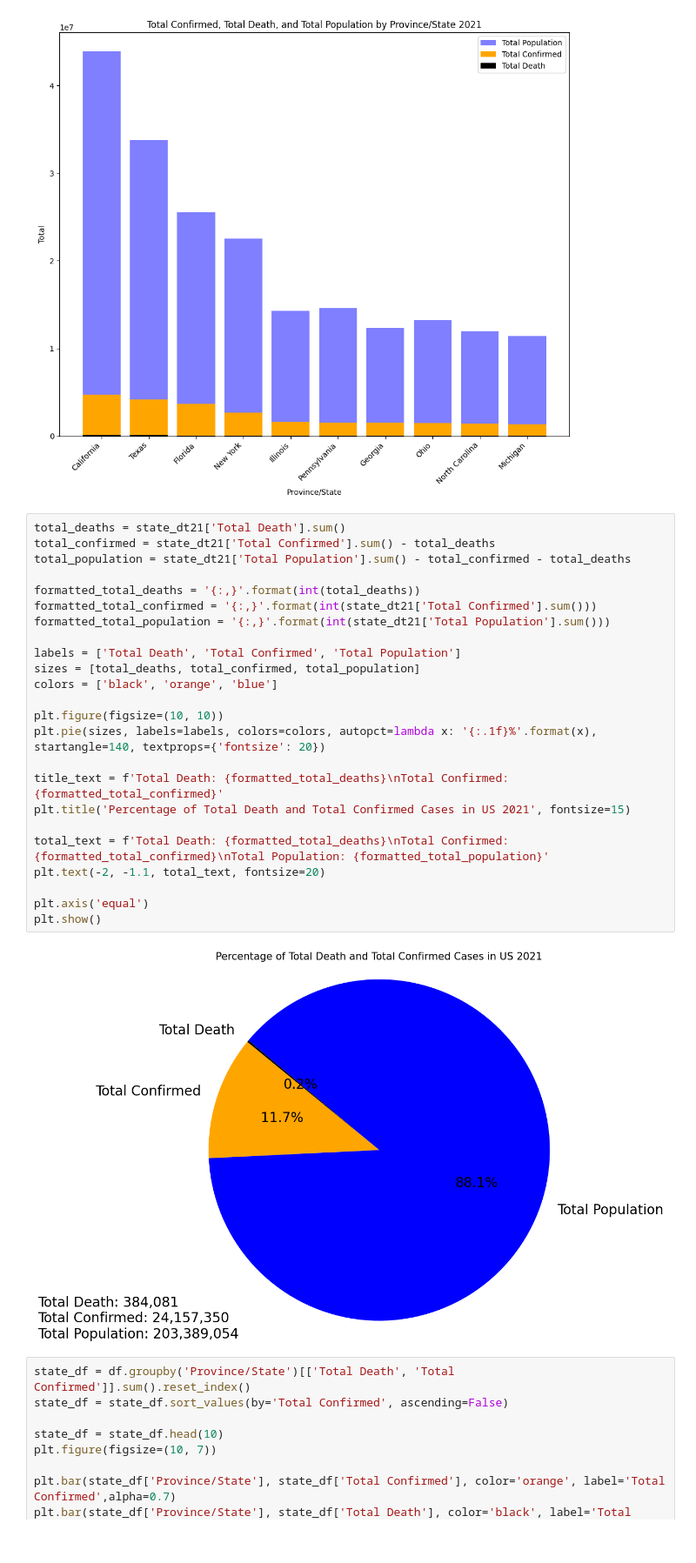
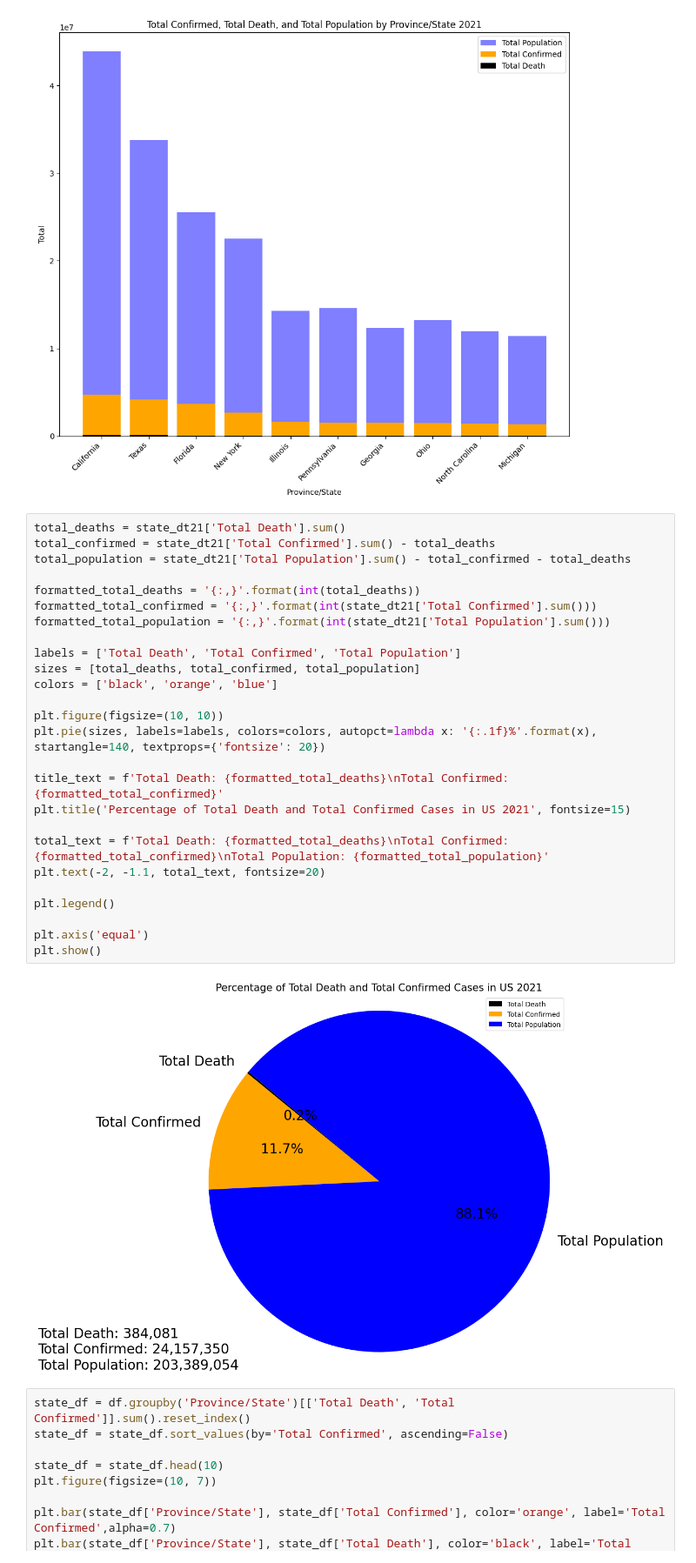
Before and after one commit to AppleBoiy/cs203-c19-analysis, a Jupyter notebook: code/ranking.ipynb, the cells around one changed output. Shown at 87% size. Cells and saved outputs as stored; diff of their text form.

```diff
--- a/code/ranking.ipynb
+++ b/code/ranking.ipynb
@@ -279,29 +283,31 @@ plt.show()
 # %%
 total_deaths = state_dt21['Total Death'].sum()
 total_confirmed = state_dt21['Total Confirmed'].sum() - total_deaths
 total_population = state_dt21['Total Population'].sum() - total_confirmed - total_deaths
 
 formatted_total_deaths = '{:,}'.format(int(total_deaths))
 formatted_total_confirmed = '{:,}'.format(int(state_dt21['Total Confirmed'].sum()))
 formatted_total_population = '{:,}'.format(int(state_dt21['Total Population'].sum()))
 
 labels = ['Total Death', 'Total Confirmed', 'Total Population']
 sizes = [total_deaths, total_confirmed, total_population]
 colors = ['black', 'orange', 'blue']
 
 plt.figure(figsize=(10, 10))
 plt.pie(sizes, labels=labels, colors=colors, autopct=lambda x: '{:.1f}%'.format(x), startangle=140, textprops={'fontsize': 20})
 
 title_text = f'Total Death: {formatted_total_deaths}\nTotal Confirmed: {formatted_total_confirmed}'
 plt.title('Percentage of Total Death and Total Confirmed Cases in US 2021', fontsize=15)
 
 total_text = f'Total Death: {formatted_total_deaths}\nTotal Confirmed: {formatted_total_confirmed}\nTotal Population: {formatted_total_population}'
 plt.text(-2, -1.1, total_text, fontsize=20)
 
+plt.legend()
+
 plt.axis('equal')
 plt.show()
 # %% [output]
-[figure, old version]
+[figure, new version]
 # %%
 state_df = df.groupby('Province/State')[['Total Death', 'Total Confirmed']].sum().reset_index()
 state_df = state_df.sort_values(by='Total Confirmed', ascending=False)
```
Also changed, not shown: parts of 4 cells of this notebook.
